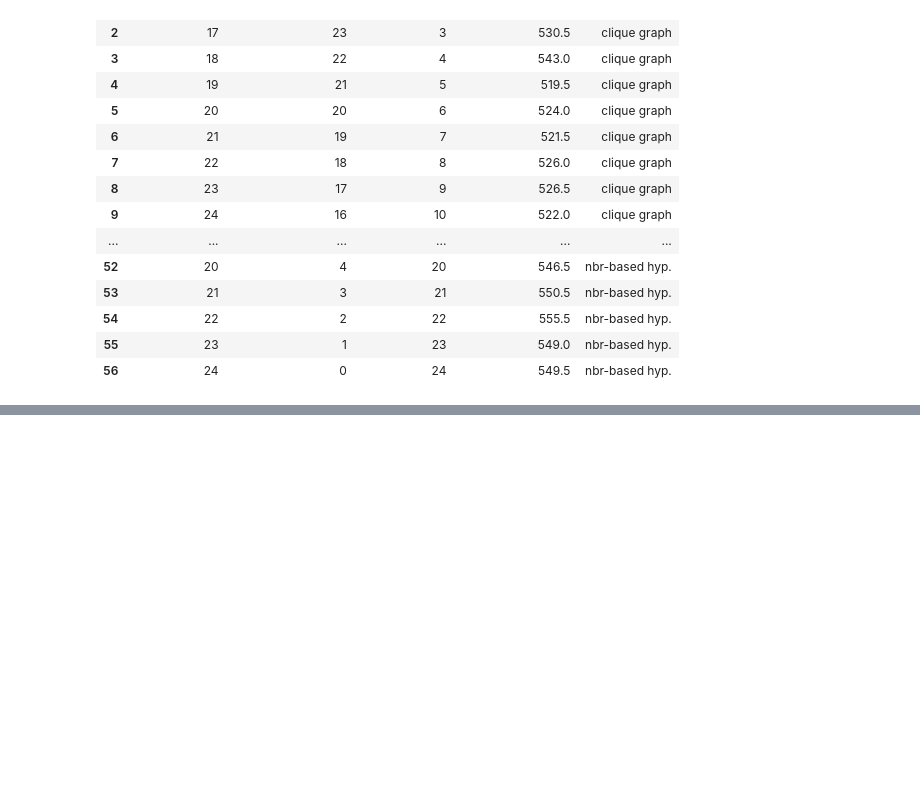
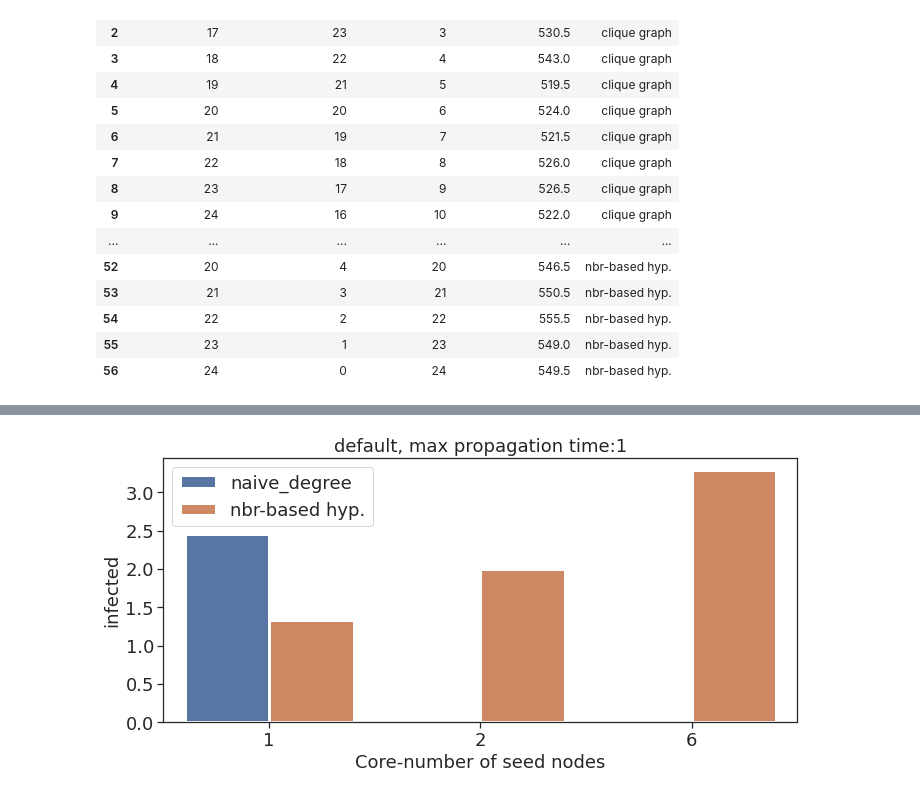
Before and after one commit to toggled/vldbsubmission, a Jupyter notebook: python_src/propagationPlots_bishwa.ipynb, the cells around one changed output, grey strips where cells are left out. Saved outputs shown, nothing was run; the diff lists cells and outputs as text; code cells hidden in the pictures; blank space fills up the shorter version.

```diff
--- a/python_src/propagationPlots_bishwa.ipynb
+++ b/python_src/propagationPlots_bishwa.ipynb
@@ -944,0 +956,19 @@ df_plot
+# %%
+import pandas as pd
+import seaborn as sns
+%matplotlib inline
+import matplotlib.pyplot as plt
+import numpy as np
+import os
+from ast import literal_eval
+import shutil
+
+output_folder = '../output/'
+
+fontsize = 18
+labelsize = 14
+
+df = pd.read_csv(output_folder + "propagation_result.csv", header=None)
+df.columns = ['algo', 'dataset', 'exp', 'intervention_results', 'max propagation time', 'p', 'result', 'timestep_results']
+print(df.shape)
+df.head(15)
@@ -944,0 +982,61 @@ df_plot
+# %%
+import seaborn as sns
+sns.set(rc={'figure.figsize':(10, 5)})
+sns.set_style("ticks")
+# plt.style.use('grayscale')
+lw = 3
+save = True
+
+goodname_algo = {
+        'naive_nbr': 'nbr-based hyp.'
+    }
+df2 = df[df['exp']=='sir'].copy()
+datasets = df['dataset'].unique()
+for key in datasets:
+    print(key)
+    item = df2[df2.dataset==key].copy()
+    if len(item) == 0:
+        continue
+    item['algo'] = item['algo'].replace(goodname_algo)
+    result_df = pd.DataFrame()
+    for algo in item['algo'].unique():
+        for max_propagation_time in item[item['algo'] == algo]['max propagation time'].unique():
+            assert item[(item['algo'] == algo) & (item['max propagation time'] == max_propagation_time)].shape[0] == 1
+            result = literal_eval(item[(item['algo'] == algo) & (item['max propagation time'] == max_propagation_time)]['result'].iloc[0])
+            result = [(k, v[0], v[1], algo, max_propagation_time) for k in result for v in result[k]]
+            result_df = result_df.append(pd.DataFrame(result, columns = ['core number', 'infected', 'neighbors', 'algo', 'max propagation time']), ignore_index=False)
+        # print(result_df)
+    # print(result_df)
+    #Plot mean
+    for max_propagation_time in result_df['max propagation time'].unique():
+        for y_var in ['infected', 'neighbors']:
+            meandf = result_df[result_df['max propagation time'] == max_propagation_time].groupby(['core number', 'algo']).mean().reset_index()
+            # print(meandf)
+            fig, ax = plt.subplots()
+            # sns.lineplot(x = 'core number', y = 'infected', hue='algo', hue_order = ['clique graph', 'nbr-based hyp.', 'deg-based hyp.'],
+            #                 data=meandf, color='k', linewidth = lw)
+            sns.barplot(x = 'core number', y = y_var, hue='algo', data=meandf, linewidth = lw)
+
+            plt.xlabel('Core-number of seed nodes', fontsize=fontsize)
+            plt.ylabel(y_var, fontsize=fontsize)
+            plt.xticks(fontsize=fontsize)
+            # plt.xticks()
+            plt.yticks(fontsize=fontsize)
+            plt.title(key + ", max propagation time:" + str(int(max_propagation_time)), fontsize=fontsize)
+            # ax.get_legend().remove()
+            # handles, labels = ax.get_legend_handles_labels()
+            # ax.legend(handles=handles[1:], labels=labels[1:], fontsize=fontsize)
+            # plt.title(key)
+            # ax.yaxis.set_major_locator(MaxNLocator(5))
+            # ax.xaxis.set_major_locator(MaxNLocator(5))
+            plt.legend(loc='best', fontsize=fontsize)
+            plt.tight_layout()
+            filename = key
+            if(save):
+                plt.savefig("../fig/" + filename + "_" + y_var + "_" + str(max_propagation_time) + ".pdf")
+                plt.show()
+            else:
+                print("../fig/" + filename + "_infected.pdf")
+                plt.show()
+            plt.clf()
+# %% [output]
@@ -944,0 +1044 @@ df_plot
+[figure, added]
```
Also changed, not shown: parts of 7 cells of this notebook, 4 other files.
